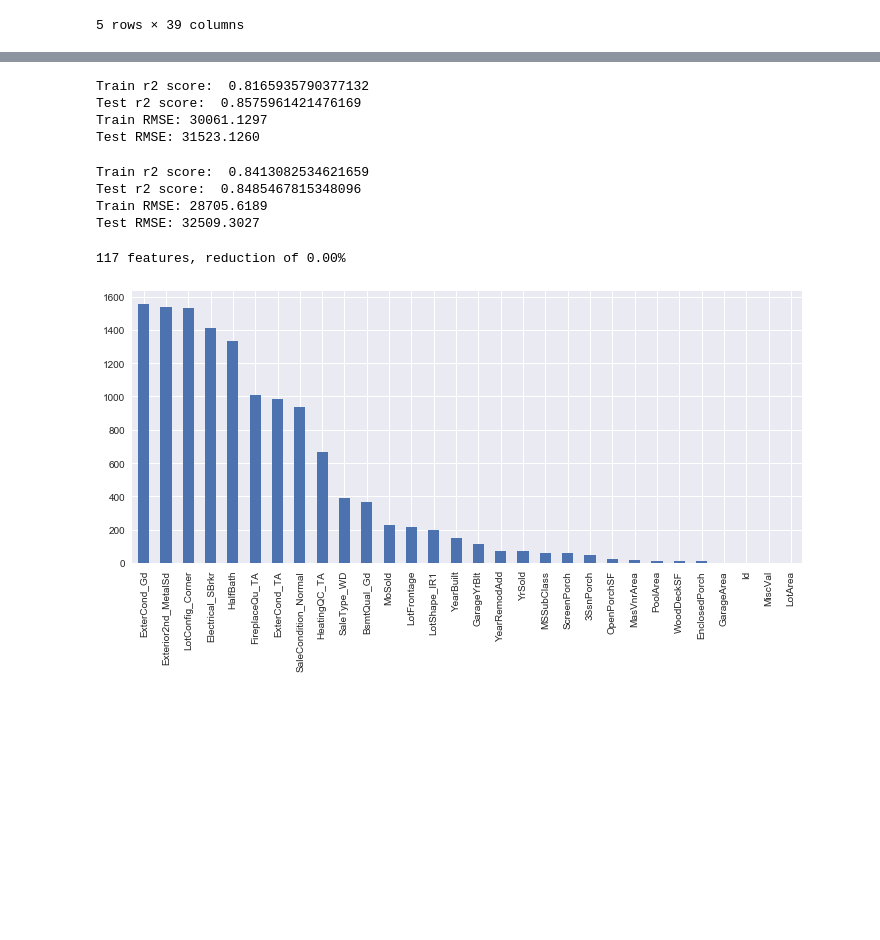
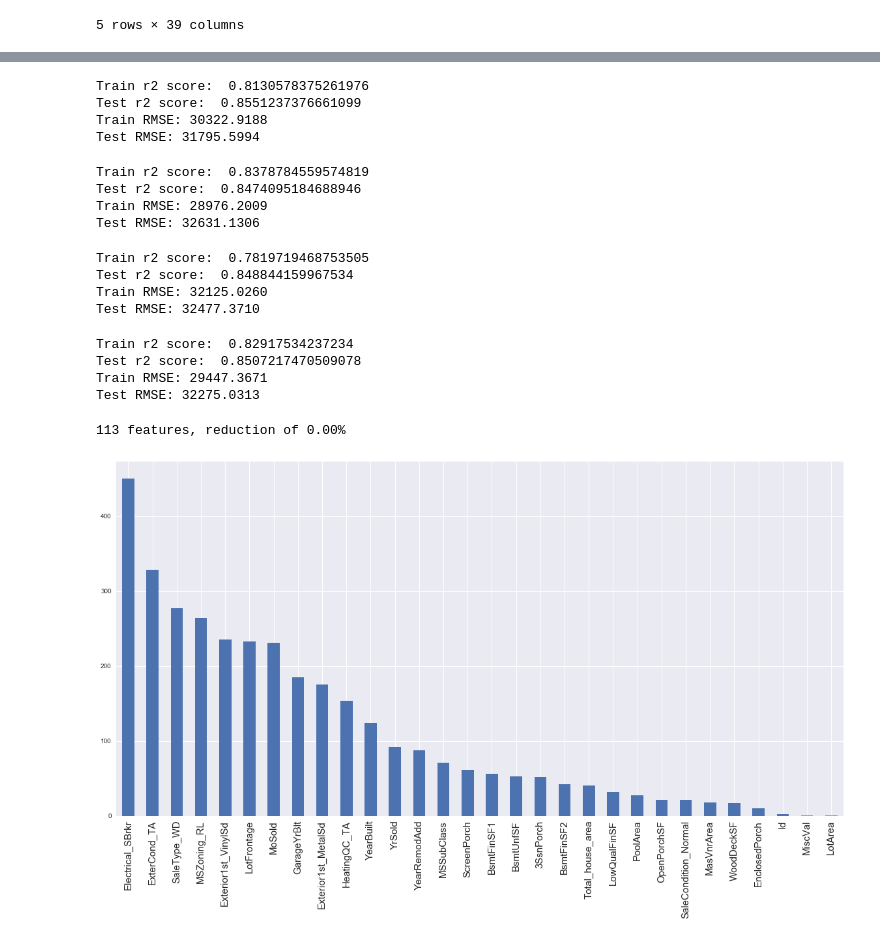
Before and after one commit to AMTORRES82/Udacity, a Jupyter notebook: Houses2.ipynb, the cells around one changed output, grey strips where cells are left out. Drawn from its saved outputs; the diff is of its cells as text; code cells hidden in the pictures; blank space fills up the shorter version.

```diff
--- a/Houses2.ipynb
+++ b/Houses2.ipynb
@@ -158,7 +158,9 @@ dropSelf[np.triu_indices_from(dropSelf)] = True
 #Pintar
 plt.figure(figsize=(20, 20))
 sns.heatmap(top_corr, cmap=sns.diverging_palette(220, 10, as_cmap=True), annot=True, fmt=".2f", mask=dropSelf)
-sns.set(font_scale=.5)
+sns.set(font_scale=2)
+plt.xticks(fontsize=10)
+plt.yticks(fontsize=12,rotation=0)
 plt.show()
 del corr, dropSelf, top_corr
 # %% [output]
@@ -169,7 +171,8 @@ del corr, dropSelf, top_corr
 
 #Filtramos aquellos registros que tengan SalePrice
 corr = train[train.SalePrice>1].corr(method='spearman')
-corr.drop(columns='SalePrice')
+corr.drop(['SalePrice'],axis=1,inplace=True)
+corr.drop(['SalePrice'],axis=0,inplace=True)
 #Correlaciones mayores que un umbral .5 en este caso
 matriz = corr[corr.isnull().any()==False]
 #top_corr_cols = matriz[abs((matriz)>=0.5)]
@@ -180,9 +183,9 @@ for i in range(len(listOfFeatures)) :
     for j in range(i+1,len(listOfFeatures)): #Avoid repetitions
         feature1=listOfFeatures[i]
         feature2=listOfFeatures[j]
-        if abs(matriz[feature1][feature2])>0.8:
+        if abs(matriz[feature1][feature2])>0.60:
             setOfDroppedFeatures.add(feature1) #Add one of them to the set
-#I tried different values of threshold and 0.8 was the one that gave the best results
+
 
 
 #Filtramos corr, que tiene toda la matriz de correlaciones, por aquellas que son mayores del umbral,
@@ -194,9 +197,11 @@ eliminamos = np.zeros_like(top_corr)
 eliminamos[np.triu_indices_from(eliminamos)] = True
 
 #Pintar
-plt.figure(figsize=(20, 20))
+plt.figure(figsize=(15, 15))
 sns.heatmap(top_corr, cmap=sns.diverging_palette(220, 10, as_cmap=True), annot=True, fmt=".2f", mask=eliminamos)
-sns.set(font_scale=0.1)
+sns.set(font_scale=1.5)
+plt.xticks(fontsize=15,rotation=45)
+plt.yticks(fontsize=15,rotation=0)
 plt.show()
 del corr, eliminamos, top_corr
 # %% [output]
@@ -222,0 +219,3 @@ correlaciones.index.tolist()
+# %%
+train["Total_house_area"] = train["1stFlrSF"] + train["2ndFlrSF"] + train["TotalBsmtSF"]+train["GarageArea"]
+train["Total_SF"]  = train["TotalBsmtSF"] + train["GrLivArea"]
@@ -222,0 +232,2 @@ correlaciones.index.tolist()
+# %%
+train.drop(['Total_SF','GrLivArea','GarageArea','TotalBsmtSF','1stFlrSF','2ndFlrSF'],axis=1,inplace=True)
@@ -431,29 +475,44 @@ def mode_eval(model):
     test_rmse = np.sqrt(test_mse)
     print('Train RMSE: %.4f' % train_rmse)
     print('Test RMSE: %.4f' % test_rmse)
-# %%
-mode_eval(grid_result)
-# %% [output]
-Train r2 score:  0.8165935790377132
-Test r2 score:  0.8575961421476169
-Train RMSE: 30061.1297
-Test RMSE: 31523.1260
+# %%
+model_eval(grid_ENet_result.best_estimator_)
+# %% [output]
+Train r2 score:  0.8130578375261976
+Test r2 score:  0.8551237376661099
+Train RMSE: 30322.9188
+Test RMSE: 31795.5994
 # %%
-mode_eval(lm_model)
+model_eval(lm_model)
 # %% [output]
-Train r2 score:  0.8413082534621659
-Test r2 score:  0.8485467815348096
-Train RMSE: 28705.6189
-Test RMSE: 32509.3027
+Train r2 score:  0.8378784559574819
+Test r2 score:  0.8474095184688946
+Train RMSE: 28976.2009
+Test RMSE: 32631.1306
+# %%
+model_eval(grid_ridge_result.best_estimator_)
+# %% [output]
+Train r2 score:  0.7819719468753505
+Test r2 score:  0.848844159967534
+Train RMSE: 32125.0260
+Test RMSE: 32477.3710
+# %%
+model_eval(grid_lasso_result.best_estimator_)
+# %% [output]
+Train r2 score:  0.82917534237234
+Test r2 score:  0.8507217470509078
+Train RMSE: 29447.3671
+Test RMSE: 32275.0313
 # %%
 #LM Feature importance
 feature_importance = pd.Series(index = X_train.columns, data = np.abs(lm_model.coef_))
 n_selected_features = (feature_importance>0).sum()
 print('{0:d} features, reduction of {1:2.2f}%'.format(
     n_selected_features,(1-n_selected_features/len(feature_importance))*100))
-feature_importance.sort_values(ascending=False).tail(30).plot(kind = 'bar', figsize = (12,5));
+feature_importance.sort_values(ascending=False).tail(30).plot(kind = 'bar', figsize = (20,10))
+plt.xticks(fontsize=15);
 # %% [output]
-117 features, reduction of 0.00%
+113 features, reduction of 0.00%
-[figure, old version]
+[figure, new version]
 # %%
 #ELASTIC NET Feature importance
```
Also changed, not shown: parts of 20 cells of this notebook.
